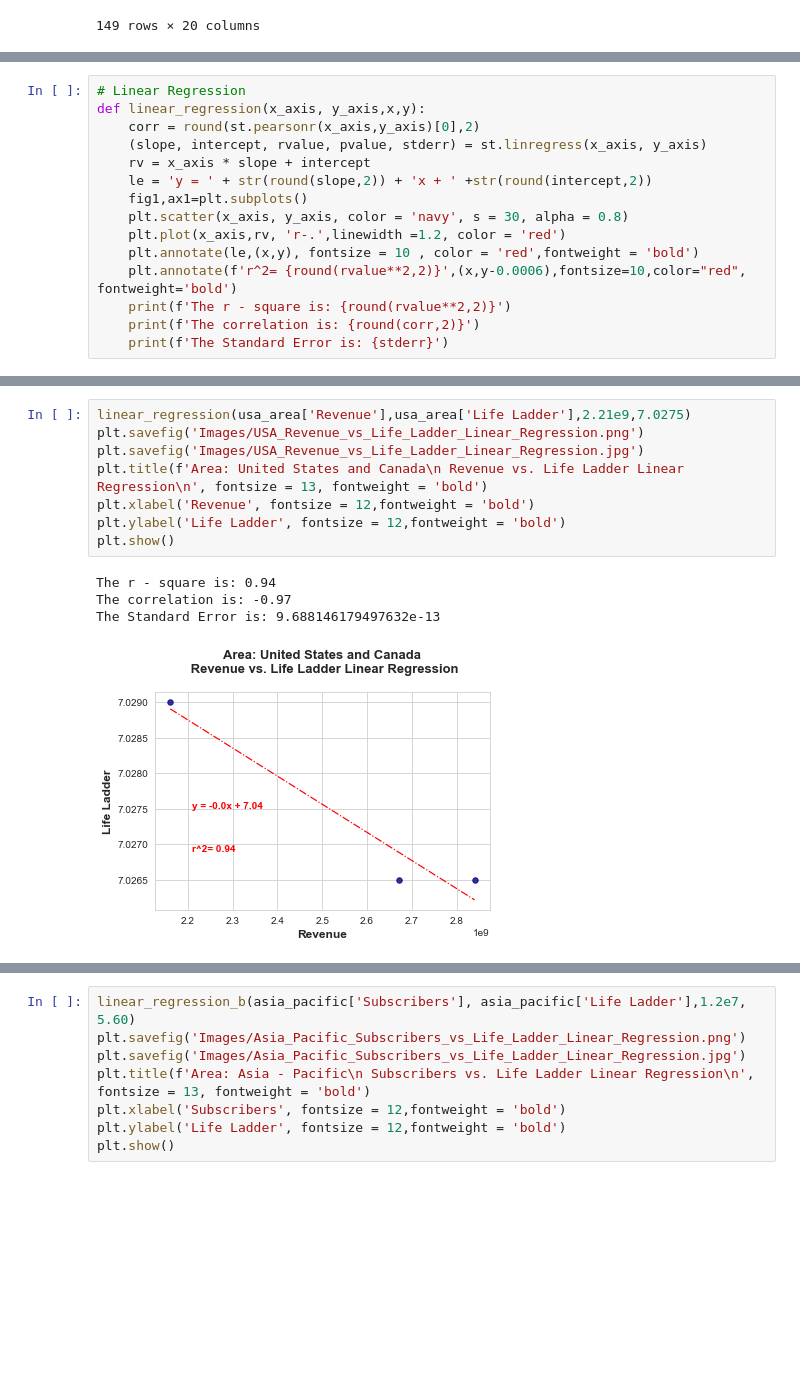
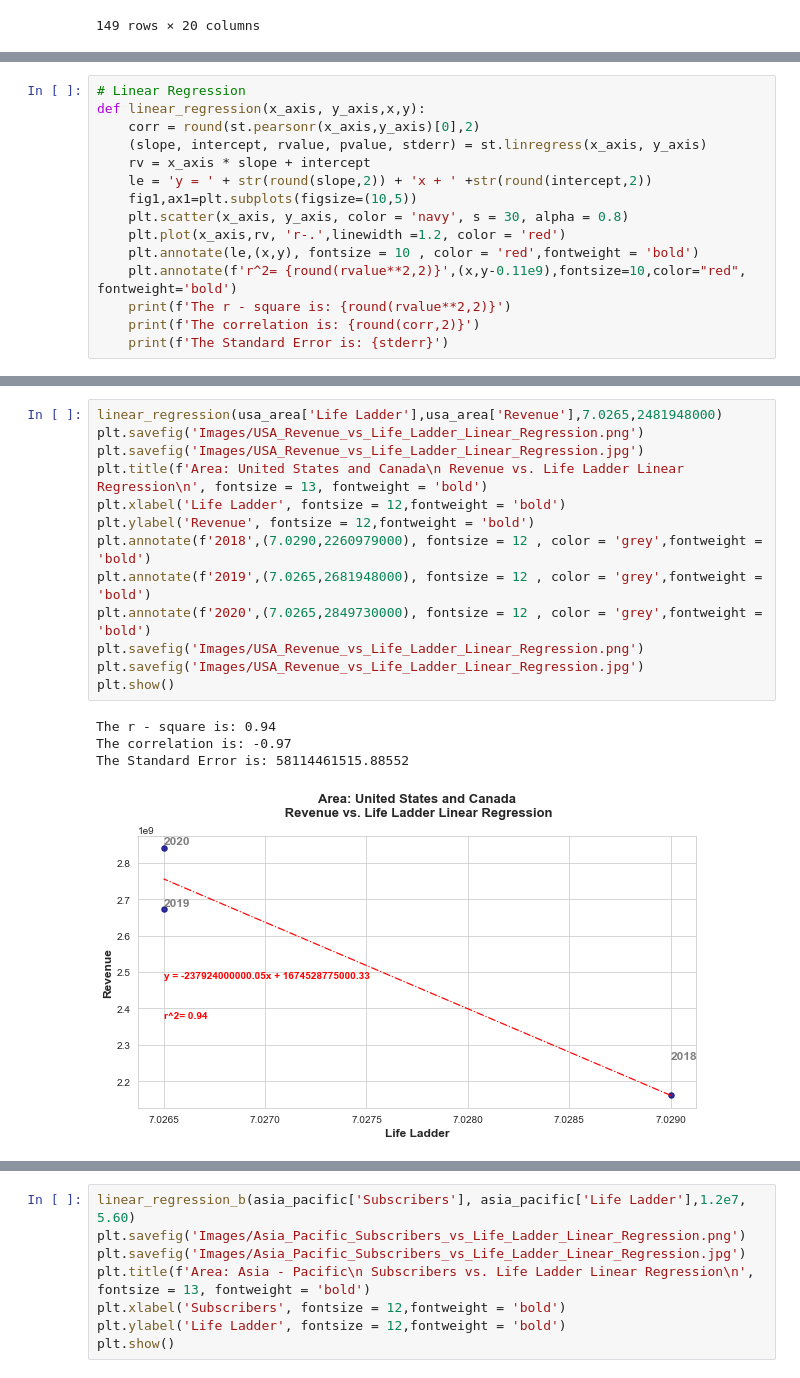
Before and after one commit to adamholcomb/Python-Media-Happiness-Analysis, a Jupyter notebook: HappinessIndex-KF.ipynb, the cells around one changed output, grey strips where cells are left out. Drawn from its saved outputs; the diff is of its cells as text; blank space fills up the shorter version.

```diff
--- a/HappinessIndex-KF.ipynb
+++ b/HappinessIndex-KF.ipynb
@@ -783,11 +779,11 @@ def linear_regression(x_axis, y_axis,x,y):
     (slope, intercept, rvalue, pvalue, stderr) = st.linregress(x_axis, y_axis)
     rv = x_axis * slope + intercept
     le = 'y = ' + str(round(slope,2)) + 'x + ' +str(round(intercept,2))
-    fig1,ax1=plt.subplots()
+    fig1,ax1=plt.subplots(figsize=(10,5))
     plt.scatter(x_axis, y_axis, color = 'navy', s = 30, alpha = 0.8)
     plt.plot(x_axis,rv, 'r-.',linewidth =1.2, color = 'red')
     plt.annotate(le,(x,y), fontsize = 10 , color = 'red',fontweight = 'bold')
-    plt.annotate(f'r^2= {round(rvalue**2,2)}',(x,y-0.0006),fontsize=10,color="red", fontweight='bold')
+    plt.annotate(f'r^2= {round(rvalue**2,2)}',(x,y-0.11e9),fontsize=10,color="red", fontweight='bold')
     print(f'The r - square is: {round(rvalue**2,2)}')
     print(f'The correlation is: {round(corr,2)}')
     print(f'The Standard Error is: {stderr}')
@@ -794,16 +797,21 @@ def linear_regression(x_axis, y_axis,x,y):
 # %%
-linear_regression(usa_area['Revenue'],usa_area['Life Ladder'],2.21e9,7.0275)
+linear_regression(usa_area['Life Ladder'],usa_area['Revenue'],7.0265,2481948000)
 plt.savefig('Images/USA_Revenue_vs_Life_Ladder_Linear_Regression.png')
 plt.savefig('Images/USA_Revenue_vs_Life_Ladder_Linear_Regression.jpg')
 plt.title(f'Area: United States and Canada\n Revenue vs. Life Ladder Linear Regression\n', fontsize = 13, fontweight = 'bold')
-plt.xlabel('Revenue', fontsize = 12,fontweight = 'bold')
-plt.ylabel('Life Ladder', fontsize = 12,fontweight = 'bold')
+plt.xlabel('Life Ladder', fontsize = 12,fontweight = 'bold')
+plt.ylabel('Revenue', fontsize = 12,fontweight = 'bold')
+plt.annotate(f'2018',(7.0290,2260979000), fontsize = 12 , color = 'grey',fontweight = 'bold')
+plt.annotate(f'2019',(7.0265,2681948000), fontsize = 12 , color = 'grey',fontweight = 'bold')
+plt.annotate(f'2020',(7.0265,2849730000), fontsize = 12 , color = 'grey',fontweight = 'bold')
+plt.savefig('Images/USA_Revenue_vs_Life_Ladder_Linear_Regression.png')
+plt.savefig('Images/USA_Revenue_vs_Life_Ladder_Linear_Regression.jpg')
 plt.show()
 # %% [output]
 The r - square is: 0.94
 The correlation is: -0.97
-The Standard Error is: 9.688146179497632e-13
+The Standard Error is: 58114461515.88552
-[figure, old version]
+[figure, new version]
 # %%
 linear_regression(usa_area['Subscribers'],usa_area['Life Ladder'],6.51e7,7.027)
 plt.savefig('Images/USA_Subscribers_vs_Life_Ladder_Linear_Regression.png')
```
Also changed, not shown: parts of 18 cells of this notebook, 20 other files.
